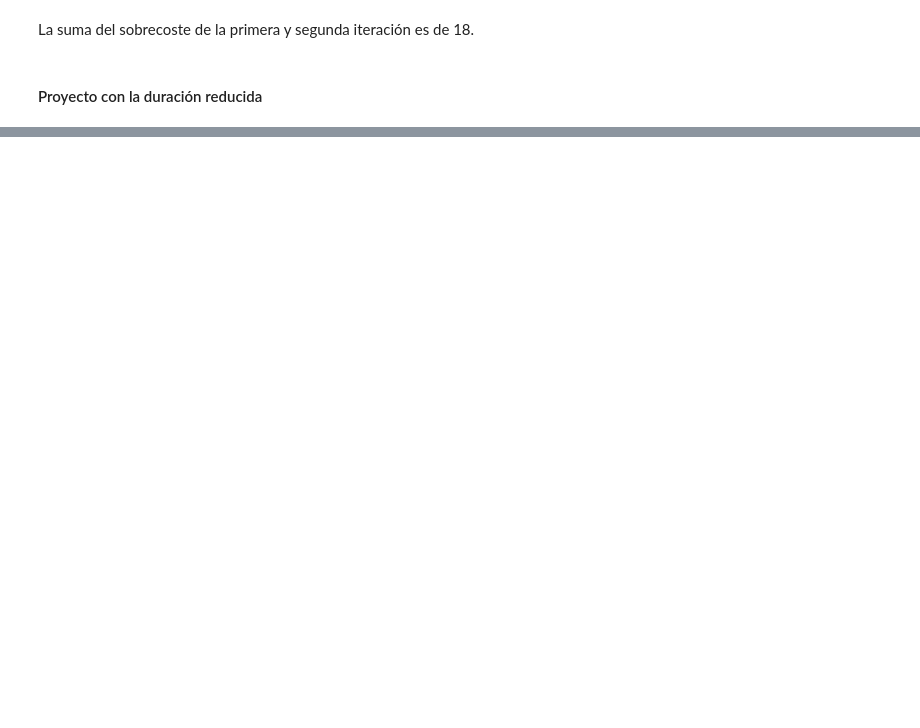
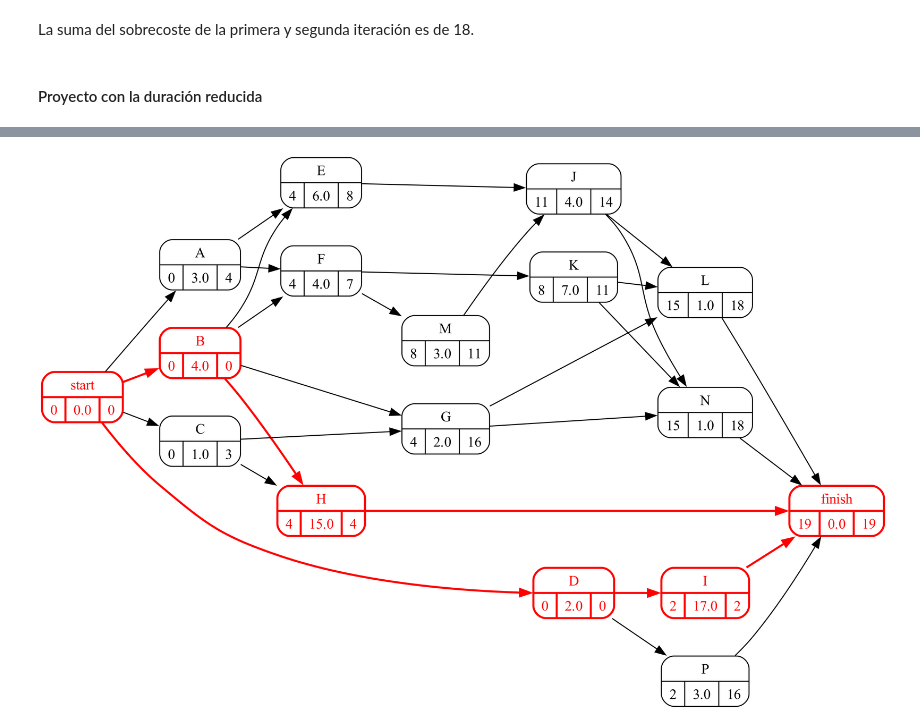
Before and after one commit to mcasl/pmULE, a Jupyter notebook: notebooks/Ejercicio_22.ipynb, the cells around one changed output, grey strips where cells are left out. Drawn from its saved outputs; the diff is of its cells as text; code cells hidden in the pictures; blank space fills up the shorter version.

```diff
--- a/notebooks/Ejercicio_22.ipynb
+++ b/notebooks/Ejercicio_22.ipynb
@@ -341,0 +353,6 @@ proyecto.pert(durations=durations)
+# %%
+#| fig-cap: "Grafo Roy con tiempos, y rutas críticas, para el proyecto con duración reducida"
+#| label: fig-RoyConTiemposReducido
+proyecto.roy(durations=durations)
+# %% [output]
+[figure, added]
```
Also changed, not shown: parts of 49 cells of this notebook, 3 other files.
